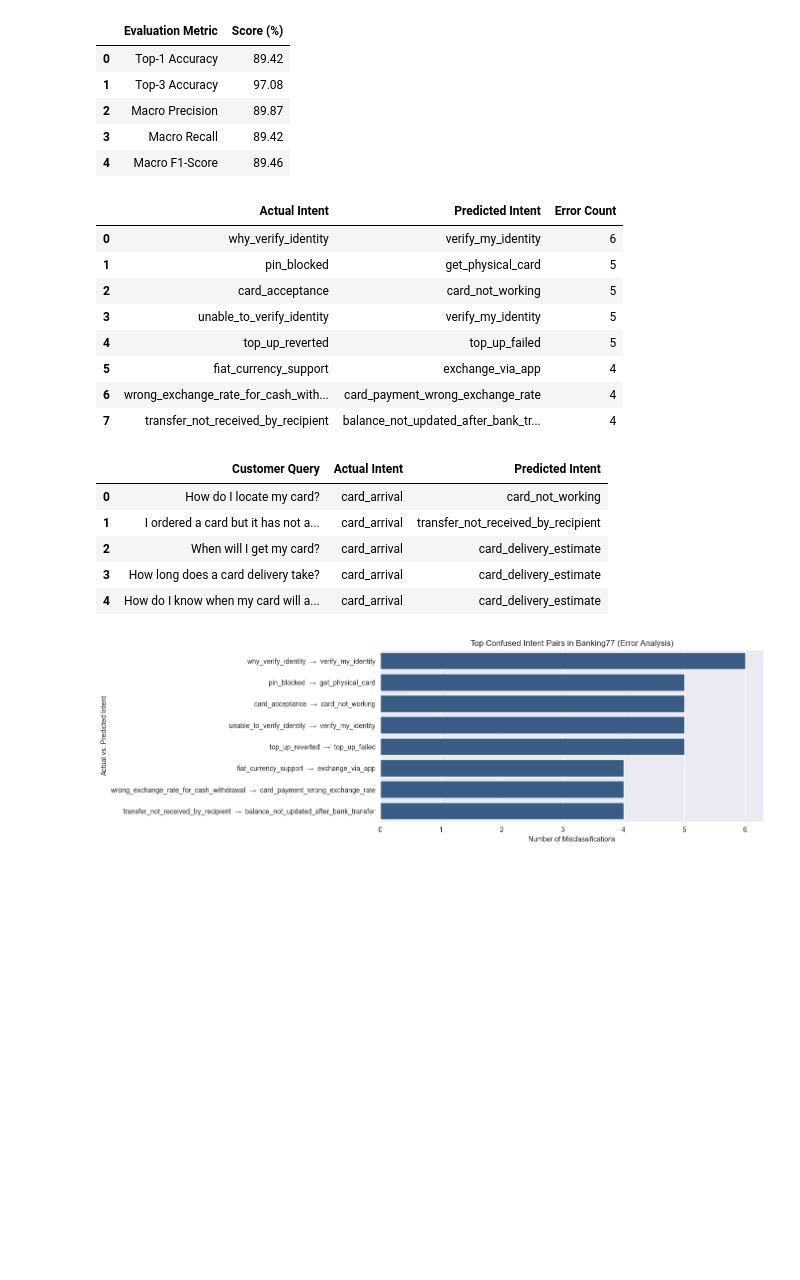
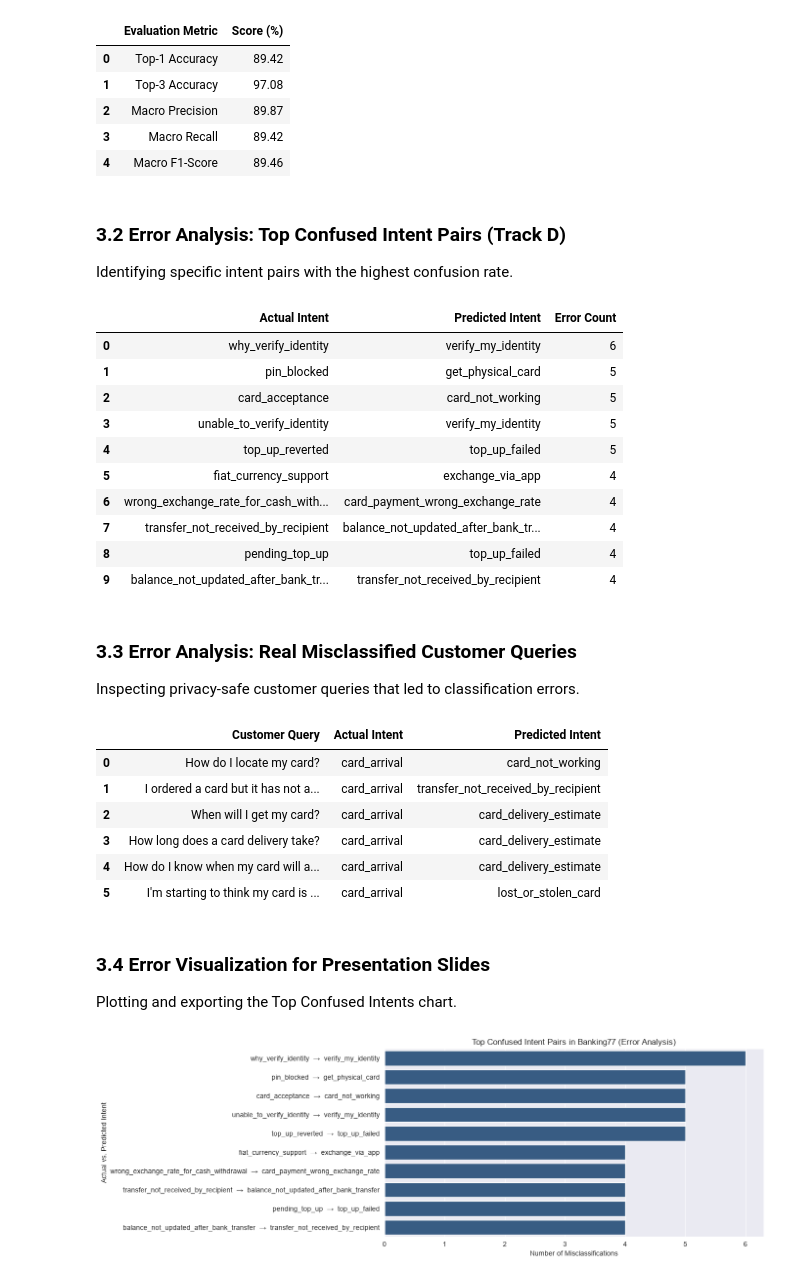
Before and after one commit to uSebaa/IDRAK-Project, a Jupyter notebook: IDRAK.ipynb, the cells around one changed output. Drawn from its saved outputs; the diff is of its cells as text; code cells hidden in the pictures; blank space fills up the shorter version.

```diff
--- a/IDRAK.ipynb
+++ b/IDRAK.ipynb
@@ -157,0 +155,12 @@ Name: category, Length: 10003, dtype: str
+# %%
+from sklearn.dummy import DummyClassifier
+
+dummy = DummyClassifier(strategy="most_frequent")
+dummy.fit(X_train, y_train)
+dummy_pred = dummy.predict(X_test)
+
+pd.DataFrame({
+    "Baseline": ["Dummy Classifier (Most Frequent)"],
+    "Accuracy (%)": [round(accuracy_score(y_test, dummy_pred) * 100, 2)],
+    "Macro F1 (%)": [round(f1_score(y_test, dummy_pred, average="macro", zero_division=0) * 100, 2)]
+})
@@ -291,22 +275,22 @@ pd.DataFrame({
 | 2 | Macro Precision | 89.87 |
 | 3 | Macro Recall | 89.42 |
 | 4 | Macro F1-Score | 89.46 |
+# %% [markdown]
+### 3.2 Error Analysis: Top Confused Intent Pairs (Track D)
+Identifying specific intent pairs with the highest confusion rate.
 # %%
-# 1. Filter out all misclassified queries
 errors_df = test_df[y_test != y_pred].copy()
-errors_df['predicted'] = y_pred[y_test != y_pred]
+errors_df["predicted"] = y_pred[y_test != y_pred]
 
-# 2. Identify top confused pairs (Actual vs. Predicted)
 confused_pairs = (
-    errors_df.groupby(['category', 'predicted'])
+    errors_df.groupby(["category", "predicted"])
     .size()
-    .reset_index(name='Error Count')
-    .sort_values(by='Error Count', ascending=False)
-    .head(8)
+    .reset_index(name="Error Count")
+    .sort_values(by="Error Count", ascending=False)
+    .head(10)
     .reset_index(drop=True)
 )
-
-confused_pairs.columns = ['Actual Intent', 'Predicted Intent', 'Error Count']
+confused_pairs.columns = ["Actual Intent", "Predicted Intent", "Error Count"]
 confused_pairs
 # %% [output]
 |  | Actual Intent | Predicted Intent | Error Count |
@@ -318,9 +302,14 @@ confused_pairs
 | 5 | fiat_currency_support | exchange_via_app | 4 |
 | 6 | wrong_exchange_rate_for_cash_with... | card_payment_wrong_exchange_rate | 4 |
 | 7 | transfer_not_received_by_recipient | balance_not_updated_after_bank_tr... | 4 |
+| 8 | pending_top_up | top_up_failed | 4 |
+| 9 | balance_not_updated_after_bank_tr... | transfer_not_received_by_recipient | 4 |
+# %% [markdown]
+### 3.3 Error Analysis: Real Misclassified Customer Queries
+Inspecting privacy-safe customer queries that led to classification errors.
 # %%
-sample_errors = errors_df[['text', 'category', 'predicted']].head(5)
-sample_errors.columns = ['Customer Query', 'Actual Intent', 'Predicted Intent']
+sample_errors = errors_df[["text", "category", "predicted"]].head(6)
+sample_errors.columns = ["Customer Query", "Actual Intent", "Predicted Intent"]
 sample_errors.reset_index(drop=True)
 # %% [output]
 |  | Customer Query | Actual Intent | Predicted Intent |
@@ -329,19 +318,18 @@ sample_errors.reset_index(drop=True)
 | 2 | When will I get my card? | card_arrival | card_delivery_estimate |
 | 3 | How long does a card delivery take? | card_arrival | card_delivery_estimate |
 | 4 | How do I know when my card will a... | card_arrival | card_delivery_estimate |
+| 5 | I'm starting to think my card is ... | card_arrival | lost_or_stolen_card |
+# %% [markdown]
+### 3.4 Error Visualization for Presentation Slides
+Plotting and exporting the Top Confused Intents chart.
 # %%
-import matplotlib.pyplot as plt
-import seaborn as sns
-
-plt.figure(figsize=(10, 4.5))
-pair_labels = confused_pairs['Actual Intent'] + "  →  " + confused_pairs['Predicted Intent']
-sns.barplot(x=confused_pairs['Error Count'], y=pair_labels, color='#2b5c8f')
-
+plt.figure(figsize=(10, 5))
+pair_labels = confused_pairs["Actual Intent"] + "  →  " + confused_pairs["Predicted Intent"]
+sns.barplot(x=confused_pairs["Error Count"], y=pair_labels, color="#2b5c8f")
 plt.title("Top Confused Intent Pairs in Banking77 (Error Analysis)", fontsize=12)
 plt.xlabel("Number of Misclassifications")
 plt.ylabel("Actual vs. Predicted Intent")
-
-plt.savefig("top_confused_intents.png", dpi=200, bbox_inches='tight')
+plt.savefig("top_confused_intents.png", dpi=200, bbox_inches="tight")
 plt.show()
 # %% [output]
-[figure, old version]
+[figure, new version]
```
Also changed, not shown: parts of 41 cells of this notebook.
